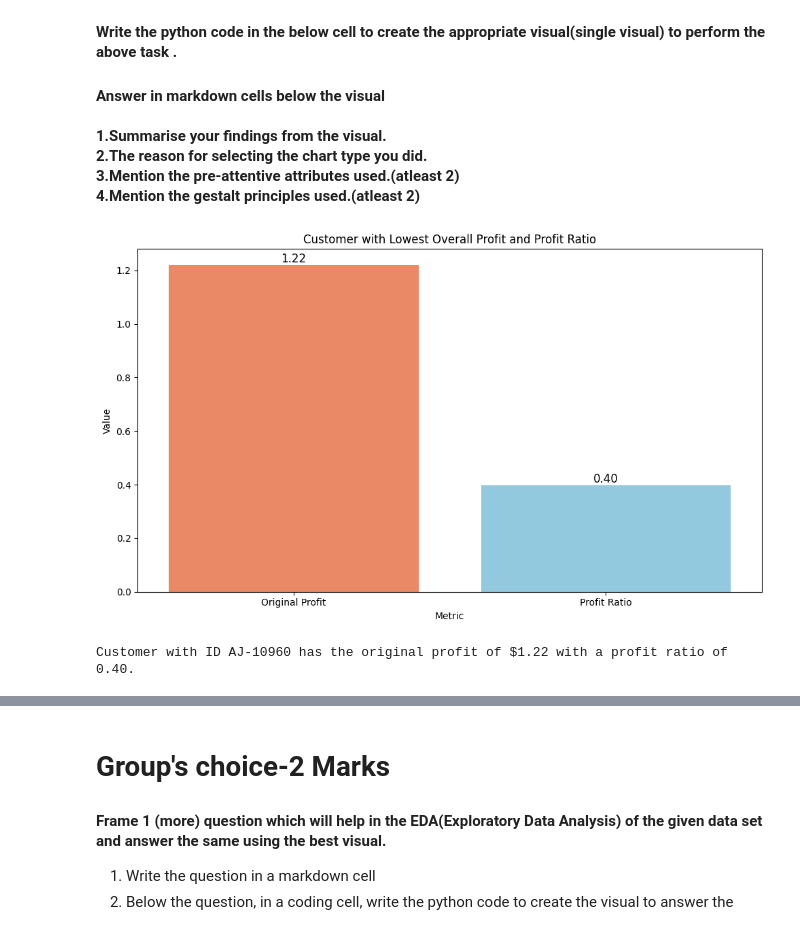
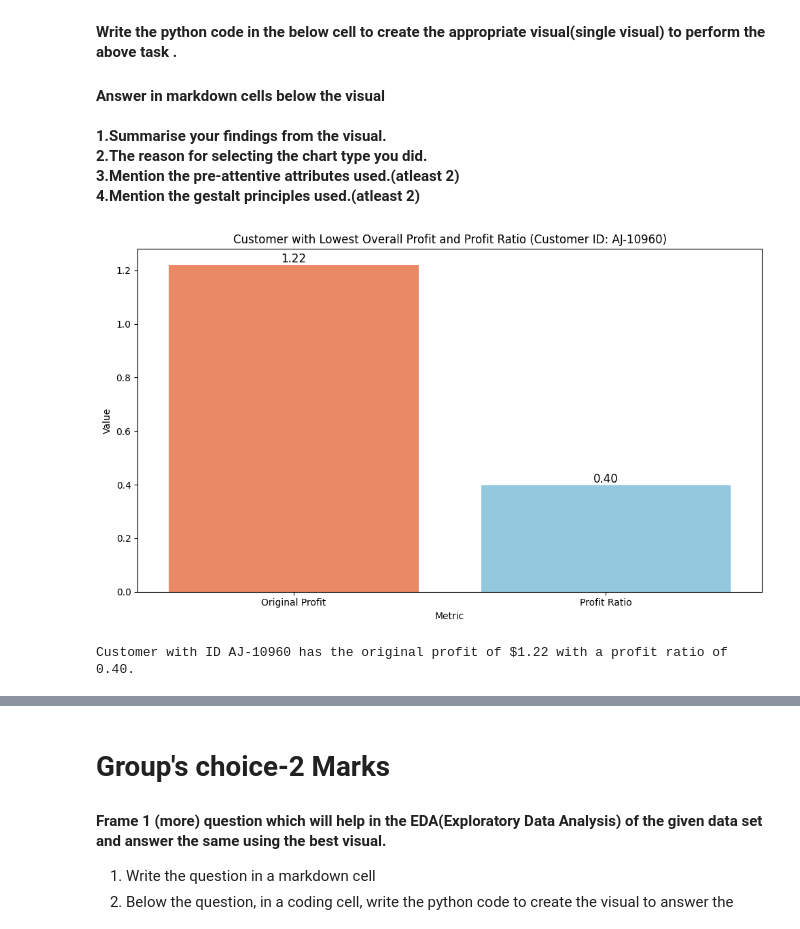
Before and after one commit to VasmiSudarshini/Data_Visualisation_BITS, a Jupyter notebook: dvi-a2-ps5-wb.ipynb, the cells around one changed output, grey strips where cells are left out. Saved outputs shown, nothing was run; the diff lists cells and outputs as text; code cells hidden in the pictures.

```diff
--- a/dvi-a2-ps5-wb.ipynb
+++ b/dvi-a2-ps5-wb.ipynb
@@ -876,33 +1014,36 @@ original_profit = (standardized_profit * std_profit) + mean_profit
 # Calculate the profit ratio
 profit_ratio = original_profit / customer_sales
 
+# Extract customer details for visualization
+customer_id = lowest_profit_customer['Customer_ID']
+
 # Create a DataFrame for plotting
 plot_data = pd.DataFrame({
     'Metric': ['Original Profit', 'Profit Ratio'],
     'Value': [original_profit, profit_ratio]
 })
 
 # Plotting
 plt.figure(figsize=(10, 6))
 
 # Create a bar plot for the original profit and profit ratio
 sns.barplot(x='Metric', y='Value', data=plot_data, palette=['coral', 'skyblue'])
 
 # Add annotations
 for index, row in plot_data.iterrows():
     plt.text(index, row['Value'], f'{row["Value"]:.2f}', ha='center', va='bottom', fontsize=12, color='black')
 
 # Add labels and title
-plt.title(f'Customer with Lowest Overall Profit and Profit Ratio')
+plt.title(f'Customer with Lowest Overall Profit and Profit Ratio (Customer ID: {customer_id})')
 plt.xlabel('Metric')
 plt.ylabel('Value')
 
 # Show the plot
 plt.tight_layout()
 plt.show()
 
 # Print the original profit and profit ratio
 print(f"Customer with ID {lowest_profit_customer['Customer_ID']} has the original profit of ${original_profit:.2f} with a profit ratio of {profit_ratio:.2f}.")
 # %% [output]
-[figure, old version]
+[figure, new version]
 Customer with ID AJ-10960 has the original profit of $1.22 with a profit ratio of 0.40.
```
Also changed, not shown: parts of 12 cells of this notebook.
